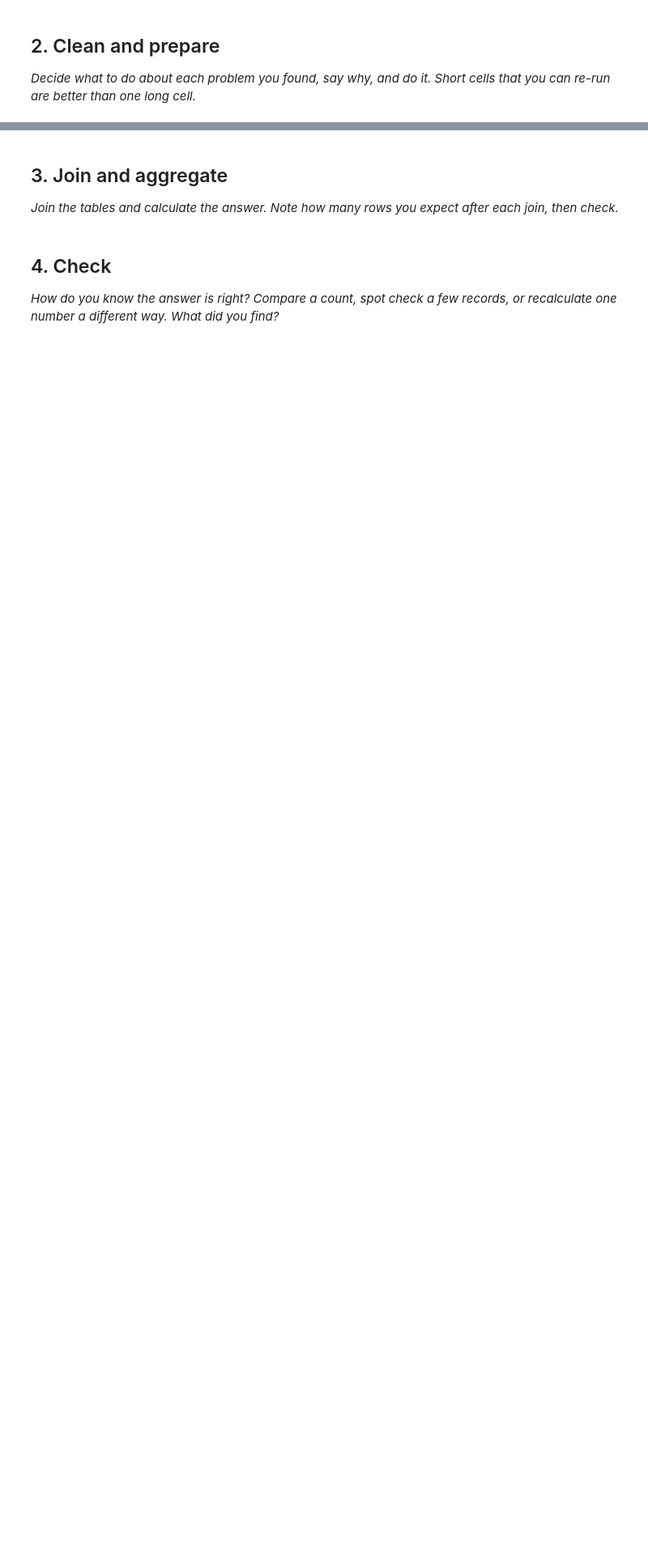
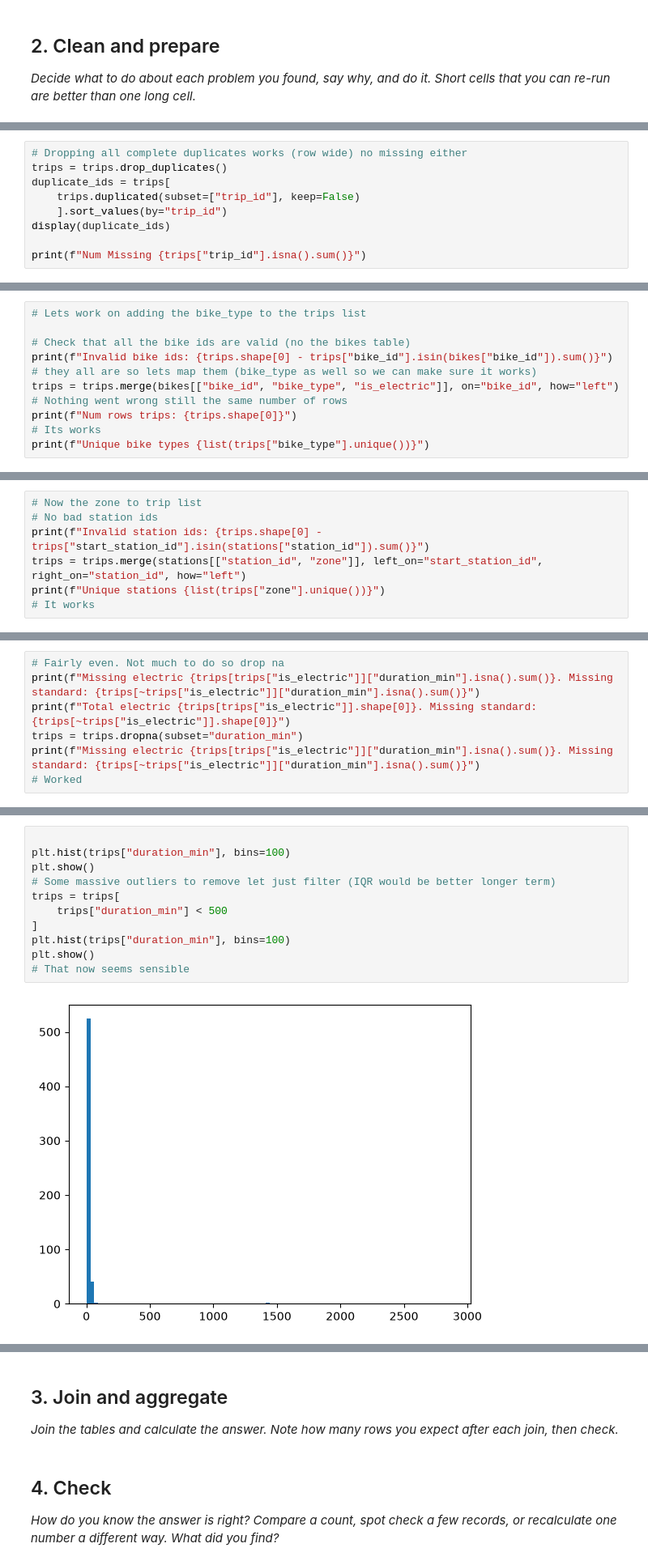
Before and after one commit to box1273002/ai-analytics, a Jupyter notebook: 2_03_practice_bike_hire_student.ipynb, the cells around one changed output, grey strips where cells are left out. Shown at 81% size. Drawn from its saved outputs; the diff is of its cells as text; blank space fills up the shorter version.

```diff
--- a/2_03_practice_bike_hire_student.ipynb
+++ b/2_03_practice_bike_hire_student.ipynb
@@ -201,0 +318,9 @@ One row per combination of bike type and zone, with the number of trips and the
+# %%
+# Dropping all complete duplicates works (row wide) no missing either
+trips = trips.drop_duplicates()
+duplicate_ids = trips[
+    trips.duplicated(subset=["trip_id"], keep=False)
+    ].sort_values(by="trip_id")
+display(duplicate_ids)
+
+print(f"Num Missing {trips["trip_id"].isna().sum()}")
@@ -201,0 +330,11 @@ One row per combination of bike type and zone, with the number of trips and the
+# %%
+# Lets work on adding the bike_type to the trips list
+
+# Check that all the bike ids are valid (no the bikes table)
+print(f"Invalid bike ids: {trips.shape[0] - trips["bike_id"].isin(bikes["bike_id"]).sum()}")
+# they all are so lets map them (bike_type as well so we can make sure it works)
+trips = trips.merge(bikes[["bike_id", "bike_type", "is_electric"]], on="bike_id", how="left")
+# Nothing went wrong still the same number of rows
+print(f"Num rows trips: {trips.shape[0]}")
+# Its works
+print(f"Unique bike types {list(trips["bike_type"].unique())}")
@@ -201,0 +345,7 @@ One row per combination of bike type and zone, with the number of trips and the
+# %%
+# Now the zone to trip list
+# No bad station ids
+print(f"Invalid station ids: {trips.shape[0] - trips["start_station_id"].isin(stations["station_id"]).sum()}")
+trips = trips.merge(stations[["station_id", "zone"]], left_on="start_station_id", right_on="station_id", how="left")
+print(f"Unique stations {list(trips["zone"].unique())}")
+# It works
@@ -201,0 +383,7 @@ One row per combination of bike type and zone, with the number of trips and the
+# %%
+# Fairly even. Not much to do so drop na
+print(f"Missing electric {trips[trips["is_electric"]]["duration_min"].isna().sum()}. Missing standard: {trips[~trips["is_electric"]]["duration_min"].isna().sum()}")
+print(f"Total electric {trips[trips["is_electric"]].shape[0]}. Missing standard: {trips[~trips["is_electric"]].shape[0]}")
+trips = trips.dropna(subset="duration_min")
+print(f"Missing electric {trips[trips["is_electric"]]["duration_min"].isna().sum()}. Missing standard: {trips[~trips["is_electric"]]["duration_min"].isna().sum()}")
+# Worked
@@ -201,0 +394,13 @@ One row per combination of bike type and zone, with the number of trips and the
+# %%
+
+plt.hist(trips["duration_min"], bins=100)
+plt.show()
+# Some massive outliers to remove let just filter (IQR would be better longer term)
+trips = trips[
+    trips["duration_min"] < 500
+]
+plt.hist(trips["duration_min"], bins=100)
+plt.show()
+# That now seems sensible
+# %% [output]
+[figure, added]
```
Also changed, not shown: parts of 14 cells of this notebook, 33 other files.
